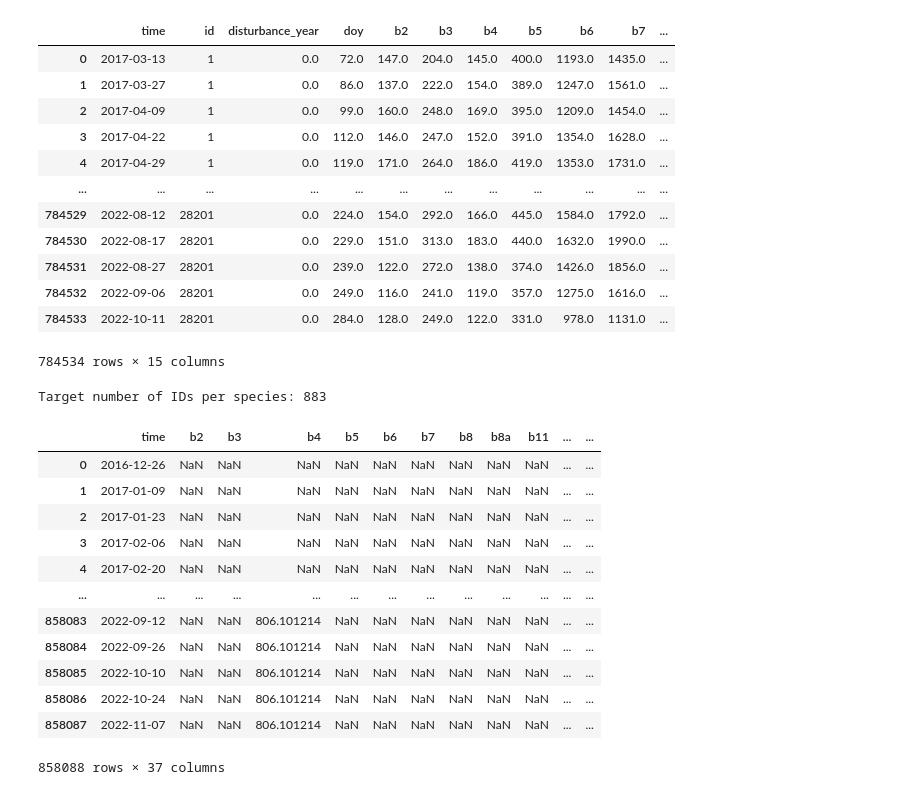
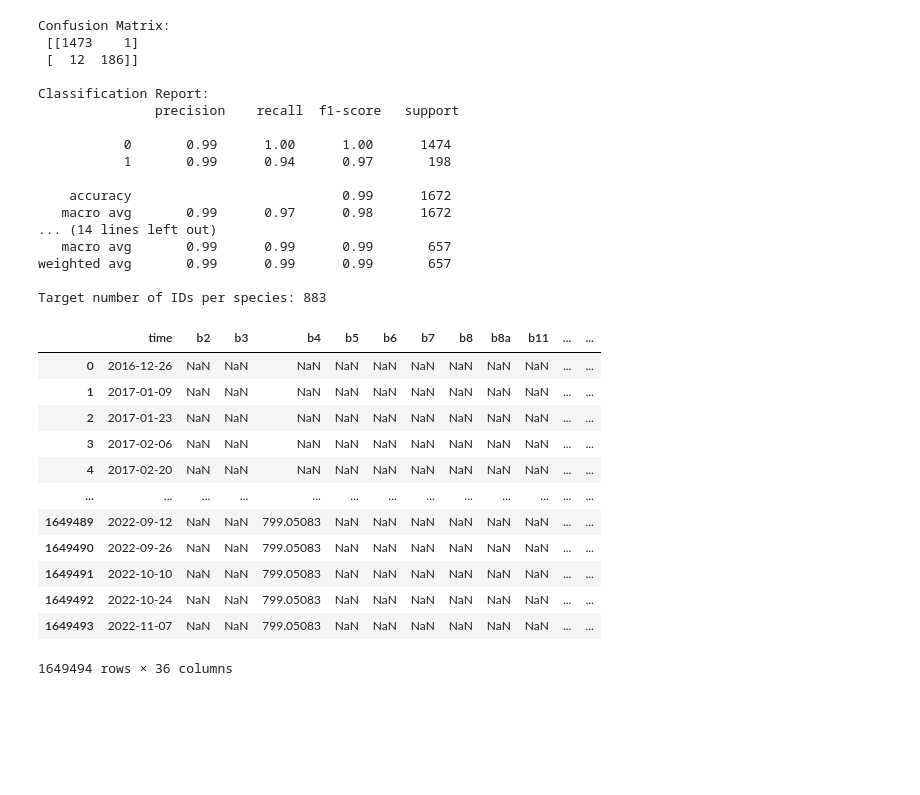
Before and after one commit to RafaelRiesle/tree_classification, a Jupyter notebook: src/pipelines/processing/test_pipeline.ipynb, the cells around one changed output. Cells and saved outputs as stored; diff of their text form; code cells hidden in the pictures; blank space fills up the shorter version.

```diff
--- a/src/pipelines/processing/test_pipeline.ipynb
+++ b/src/pipelines/processing/test_pipeline.ipynb
@@ -20,20 +20,5 @@ PATH = "../../../data/preprocessed/testset.csv"
 # %%
 test_set = pd.read_csv(PATH, parse_dates=["time"])
-test_set
-# %% [output]
-|  | time | id | disturbance_year | doy | b2 | b3 | b4 | b5 | b6 | b7 | ... |
-| 0 | 2017-03-13 | 1 | 0.0 | 72.0 | 147.0 | 204.0 | 145.0 | 400.0 | 1193.0 | 1435.0 | ... |
-| 1 | 2017-03-27 | 1 | 0.0 | 86.0 | 137.0 | 222.0 | 154.0 | 389.0 | 1247.0 | 1561.0 | ... |
-| 2 | 2017-04-09 | 1 | 0.0 | 99.0 | 160.0 | 248.0 | 169.0 | 395.0 | 1209.0 | 1454.0 | ... |
-| 3 | 2017-04-22 | 1 | 0.0 | 112.0 | 146.0 | 247.0 | 152.0 | 391.0 | 1354.0 | 1628.0 | ... |
-| 4 | 2017-04-29 | 1 | 0.0 | 119.0 | 171.0 | 264.0 | 186.0 | 419.0 | 1353.0 | 1731.0 | ... |
-| ... | ... | ... | ... | ... | ... | ... | ... | ... | ... | ... | ... |
-| 784529 | 2022-08-12 | 28201 | 0.0 | 224.0 | 154.0 | 292.0 | 166.0 | 445.0 | 1584.0 | 1792.0 | ... |
-| 784530 | 2022-08-17 | 28201 | 0.0 | 229.0 | 151.0 | 313.0 | 183.0 | 440.0 | 1632.0 | 1990.0 | ... |
-| 784531 | 2022-08-27 | 28201 | 0.0 | 239.0 | 122.0 | 272.0 | 138.0 | 374.0 | 1426.0 | 1856.0 | ... |
-| 784532 | 2022-09-06 | 28201 | 0.0 | 249.0 | 116.0 | 241.0 | 119.0 | 357.0 | 1275.0 | 1616.0 | ... |
-| 784533 | 2022-10-11 | 28201 | 0.0 | 284.0 | 128.0 | 249.0 | 122.0 | 331.0 | 978.0 | 1131.0 | ... |
-784534 rows × 15 columns
 # %%
 test_steps = [
     BasicFeatures(on=True),
@@ -44,44 +29,60 @@ test_steps = [
     Interpolation(on=True),
 ]
 # %%
-# & TODO: df.time.min() for aggregation in Augmentation & TimeSeriesAggregate (0r maybe not needed?)
+# TODO: not useful ids in preprocessing entfernen
 
 threshold = 150 # ids with size <150 will be augmented
 
 train_steps = [
-    BasicFeatures(on=True), # TODO: in BasicFeatures entfernen dass sample gemacht wird
+    BasicFeatures(on=True),
     OldDisturbancePruner(on=True),
+    CalculateIndices(on=True),
+    DetectDisturbedTrees(on=True),
+    AdjustLabels(on=True),
     DataAugmentation(on=True, threshold=threshold),
-    TimeSeriesAggregate(on=True, freq=2, method="mean"),
+    TimeSeriesAggregate(on=True, freq=2, method="mean"),  # delete here disturbance_year in class code
     InterpolateNaNs(on=True, method="quadratic"),
-    CalculateIndices(on=True),
+    CalculateIndices(on=True), # Second time because of augmentation
     TemporalFeatures(on=True),
     Interpolation(on=True),
-    DetectDisturbedTrees(on=True),
-    AdjustLabels(on=False),
+
 ]
 
 pipeline = ProcessingPipeline(path=PATH, steps=train_steps)
 
 df_processed = pipeline.run()
 df_processed
 
 # TODO: class for order of columns
-# TODO: genauer analysieren, wie ids sich nach augmentation verändern
-# -> detect disturbed trees & adjust labels kontrollieren wegen augmentation
-# disturbance_year bleibt nur != null, wenn nicht augmentiert wurde? (also size > threshold)
+# TODO: test AdjustLabels
 # %% [output]
+Confusion Matrix:
+ [[1473    1]
+ [  12  186]]
+
+Classification Report:
+               precision    recall  f1-score   support
+
+           0       0.99      1.00      1.00      1474
+           1       0.99      0.94      0.97       198
+
+    accuracy                           0.99      1672
+   macro avg       0.99      0.97      0.98      1672
+... (14 lines left out)
+   macro avg       0.99      0.99      0.99       657
+weighted avg       0.99      0.99      0.99       657
+
 Target number of IDs per species: 883
 |  | time | b2 | b3 | b4 | b5 | b6 | b7 | b8 | b8a | b11 | ... | ... |
 | 0 | 2016-12-26 | NaN | NaN | NaN | NaN | NaN | NaN | NaN | NaN | NaN | ... | ... |
 | 1 | 2017-01-09 | NaN | NaN | NaN | NaN | NaN | NaN | NaN | NaN | NaN | ... | ... |
 | 2 | 2017-01-23 | NaN | NaN | NaN | NaN | NaN | NaN | NaN | NaN | NaN | ... | ... |
 | 3 | 2017-02-06 | NaN | NaN | NaN | NaN | NaN | NaN | NaN | NaN | NaN | ... | ... |
 | 4 | 2017-02-20 | NaN | NaN | NaN | NaN | NaN | NaN | NaN | NaN | NaN | ... | ... |
 | ... | ... | ... | ... | ... | ... | ... | ... | ... | ... | ... | ... | ... |
-| 858083 | 2022-09-12 | NaN | NaN | 806.101214 | NaN | NaN | NaN | NaN | NaN | NaN | ... | ... |
-| 858084 | 2022-09-26 | NaN | NaN | 806.101214 | NaN | NaN | NaN | NaN | NaN | NaN | ... | ... |
-| 858085 | 2022-10-10 | NaN | NaN | 806.101214 | NaN | NaN | NaN | NaN | NaN | NaN | ... | ... |
-| 858086 | 2022-10-24 | NaN | NaN | 806.101214 | NaN | NaN | NaN | NaN | NaN | NaN | ... | ... |
-| 858087 | 2022-11-07 | NaN | NaN | 806.101214 | NaN | NaN | NaN | NaN | NaN | NaN | ... | ... |
+| 1649489 | 2022-09-12 | NaN | NaN | 799.05083 | NaN | NaN | NaN | NaN | NaN | NaN | ... | ... |
+| 1649490 | 2022-09-26 | NaN | NaN | 799.05083 | NaN | NaN | NaN | NaN | NaN | NaN | ... | ... |
+| 1649491 | 2022-10-10 | NaN | NaN | 799.05083 | NaN | NaN | NaN | NaN | NaN | NaN | ... | ... |
+| 1649492 | 2022-10-24 | NaN | NaN | 799.05083 | NaN | NaN | NaN | NaN | NaN | NaN | ... | ... |
+| 1649493 | 2022-11-07 | NaN | NaN | 799.05083 | NaN | NaN | NaN | NaN | NaN | NaN | ... | ... |
-858088 rows × 37 columns
+1649494 rows × 36 columns
```
Also changed, not shown: parts of 6 cells of this notebook, 2 other files.
